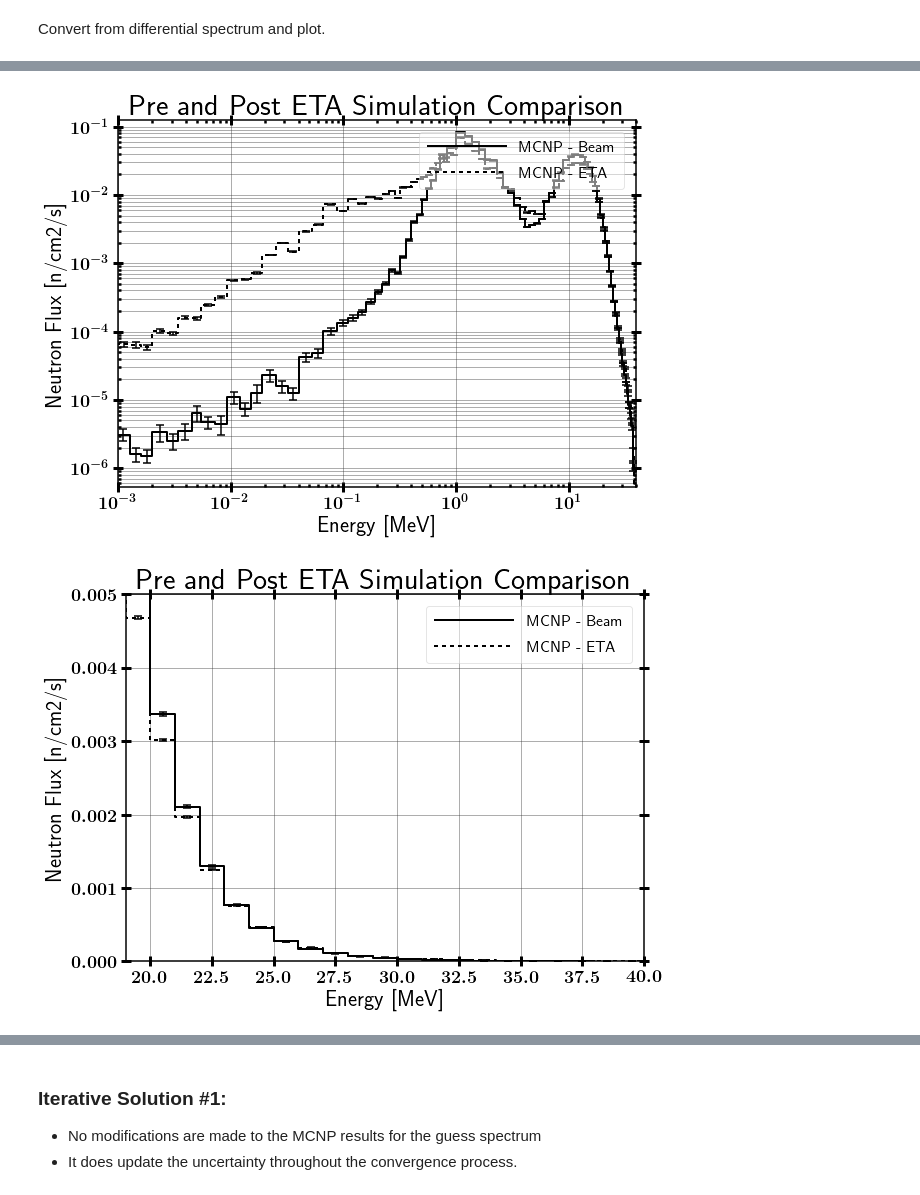
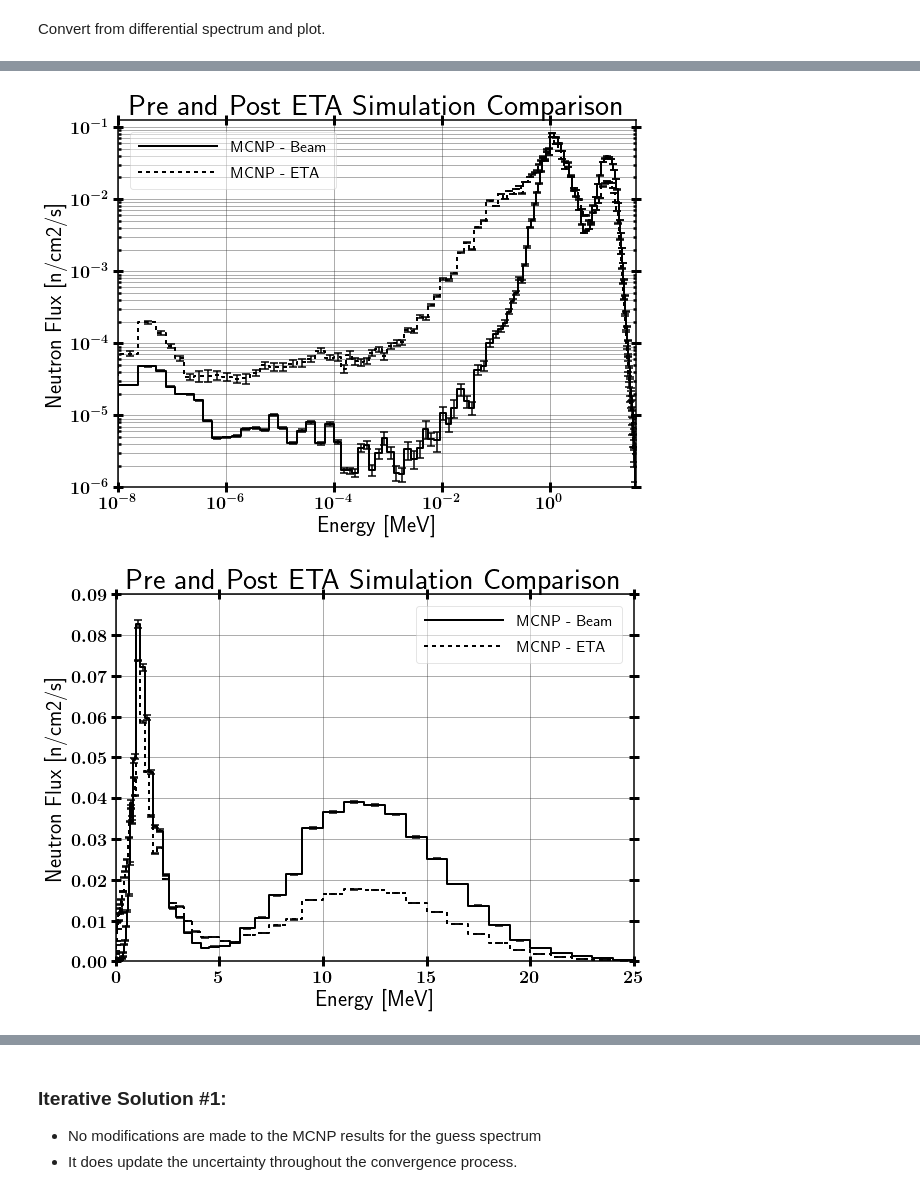
Before and after one commit to 2lambda123/88_Data, a Jupyter notebook: Experiments/Activation/33MeVTa_25Apr/Unfold/ETA/STAYSL_ETA_Input-&-Analysis.ipynb, the cells around one changed output, grey strips where cells are left out. Cells and saved outputs as stored; diff of their text form; code cells hidden in the pictures.

```diff
--- a/Experiments/Activation/33MeVTa_25Apr/Unfold/ETA/STAYSL_ETA_Input-&-Analysis.ipynb
+++ b/Experiments/Activation/33MeVTa_25Apr/Unfold/ETA/STAYSL_ETA_Input-&-Analysis.ipynb
@@ -191,7 +191,7 @@ adjHisto.plot(xMin=1E-6, xMax=40, yMin=1, logX=False, logY=True, includeMarkers=
               savePath=outpath+'33MeVTa_Staysl-Unfold')
 
 mcnpHisto = Histogram()
-normFactor = 3.52E7
+normFactor = 1.17E10 #6.35E7
 tallyFrame['normTally'] = tallyFrame['tally'] * normFactor
 tallyFrame['normUncertainty'] = tallyFrame['uncertainty'] * tallyFrame['normTally']
 mcnpHisto.build_histo(tallyFrame['bin'].tolist(), tallyFrame['normTally'].tolist(),
@@ -217,34 +217,39 @@ import numpy as np
 path = 'C:/Users/James/Dropbox/UCB/Research/ETAs/88Inch/Data/Experiments/Activation/33MeVTa_25Apr/Unfold/CleanBeam/STAYSL_PNNL/Iteration3/stayslin.out'
 beamDF = pd.read_table(path, engine='python', sep='\s+', skiprows=99, skipfooter=649, header=None,
                        names=['lowE', 'adjFlux', 'unadjFlux', 'fluxRatio', 'adjStd',
                        'unadjStd', 'uncertRatio', 'integralFlux', 'intFluxUncert'])
 
 beamDF.apply(pd.to_numeric)
 beamDF['adjFlux'] = bin_integration(beamDF['lowE'].tolist(), beamDF['adjFlux'].tolist(), 'low')
 beamDF['adjStd'] = beamDF['adjStd'] / 100
 beamDF['normAdjFlux'] = beamDF['adjFlux'] / sum(beamDF['adjFlux'])
 beamDF['normAdjStd'] = beamDF['adjStd'] * beamDF['normAdjFlux']
 
 mcnpBeamNormHisto = Histogram()
 mcnpBeamNormHisto.build_histo(beamDF['lowE'].tolist(), beamDF['normAdjFlux'].tolist(),
                               uncert=beamDF['normAdjStd'].tolist(), edgeLoc='low',
                               name='MCNP - Beam')
 
 mcnpETANormHisto = Histogram()
 mcnpETANormHisto.build_histo(tallyFrame['bin'].tolist(),
                              (tallyFrame['tally']* (1.0 / sum(tallyFrame['tally']))).tolist(),
                              uncert=(tallyFrame['uncertainty']*tallyFrame['tally']*(1.0/sum(tallyFrame['tally']))).tolist(),
                              edgeLoc='up', name='MCNP - ETA')
 
-mcnpBeamNormHisto.plot(mcnpETANormHisto, xMin=1E-3, xMax=40, logX=True, logY=True,
+mcnpBeamNormHisto.plot(mcnpETANormHisto, xMin=1E-8, xMax=40, yMin=1E-6, logX=True, logY=True, legendLoc=2,
                       includeMarkers=False, title='Pre and Post ETA Simulation Comparison',
                       xLabel='Energy [MeV]', yLabel='Neutron Flux [n/cm2/s]',
-                      savePath=outpath+'33MeVTa_MCNP_Comp')
+                      savePath=outpath+'33MeVTa_MCNP_NormComp_log')
+
+mcnpBeamNormHisto.plot(mcnpETANormHisto, xMin=0, xMax=25, yMax=0.09, logX=False, logY=False, legendLoc=1,
+                      includeMarkers=False, title='Pre and Post ETA Simulation Comparison',
+                      xLabel='Energy [MeV]', yLabel='Neutron Flux [n/cm2/s]',
+                      savePath=outpath+'33MeVTa_MCNP_NormComp_lin')
 
 mcnpBeamNormHisto.plot(mcnpETANormHisto, xMin=19, xMax=40, yMin=1e-8, yMax=0.005, logX=False, logY=False,
                       includeMarkers=False, title='Pre and Post ETA Simulation Comparison',
                       xLabel='Energy [MeV]', yLabel='Neutron Flux [n/cm2/s]',
                       savePath=outpath+'33MeVTa_MCNP_Comp')
 # %% [output]
-[figure, old version]
+[figure, new version]
-[figure, old version]
+[figure, new version]
```
Also changed, not shown: parts of 11 cells of this notebook, 27 other files.
